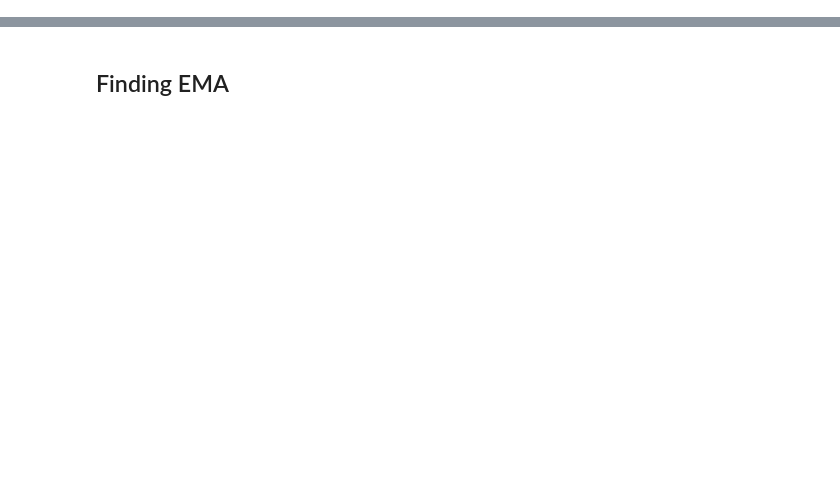
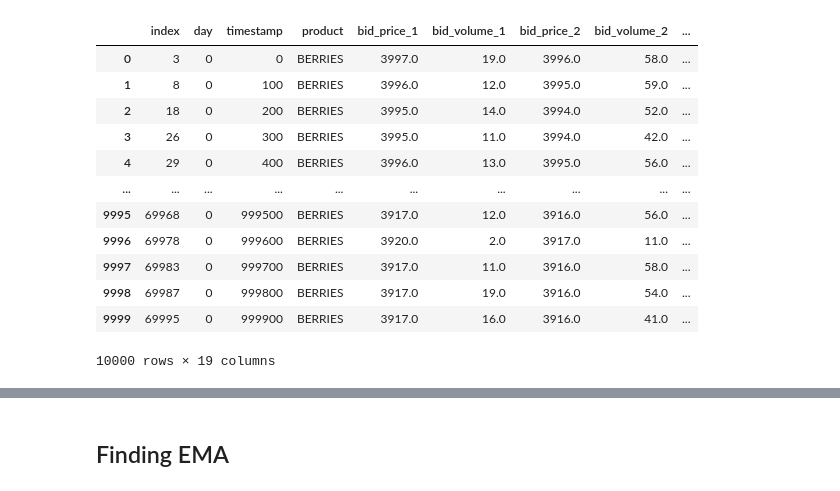
Before and after one commit to VincentG03/IMC-Poverty, a Jupyter notebook: Ziheng/output.ipynb, the cells around one changed output, grey strips where cells are left out. Drawn from its saved outputs; the diff is of its cells as text; code cells hidden in the pictures; blank space fills up the shorter version.

```diff
--- a/Ziheng/output.ipynb
+++ b/Ziheng/output.ipynb
@@ -98,2 +76,21 @@ gradient_lst[0]
+# %%
+df_star = df[df["product"] == "BERRIES"]
+df_star = df_star.reset_index()
+# %%
+df_star
+# %% [output]
+|  | index | day | timestamp | product | bid_price_1 | bid_volume_1 | bid_price_2 | bid_volume_2 | ... |
+| 0 | 3 | 0 | 0 | BERRIES | 3997.0 | 19.0 | 3996.0 | 58.0 | ... |
+| 1 | 8 | 0 | 100 | BERRIES | 3996.0 | 12.0 | 3995.0 | 59.0 | ... |
+| 2 | 18 | 0 | 200 | BERRIES | 3995.0 | 14.0 | 3994.0 | 52.0 | ... |
+| 3 | 26 | 0 | 300 | BERRIES | 3995.0 | 11.0 | 3994.0 | 42.0 | ... |
+| 4 | 29 | 0 | 400 | BERRIES | 3996.0 | 13.0 | 3995.0 | 56.0 | ... |
+| ... | ... | ... | ... | ... | ... | ... | ... | ... | ... |
+| 9995 | 69968 | 0 | 999500 | BERRIES | 3917.0 | 12.0 | 3916.0 | 56.0 | ... |
+| 9996 | 69978 | 0 | 999600 | BERRIES | 3920.0 | 2.0 | 3917.0 | 11.0 | ... |
+| 9997 | 69983 | 0 | 999700 | BERRIES | 3917.0 | 11.0 | 3916.0 | 58.0 | ... |
+| 9998 | 69987 | 0 | 999800 | BERRIES | 3917.0 | 19.0 | 3916.0 | 54.0 | ... |
+| 9999 | 69995 | 0 | 999900 | BERRIES | 3917.0 | 16.0 | 3916.0 | 41.0 | ... |
+10000 rows × 19 columns
 # %%
 def find_average(row):
```
Also changed, not shown: parts of 12 cells of this notebook, 8 other files.
